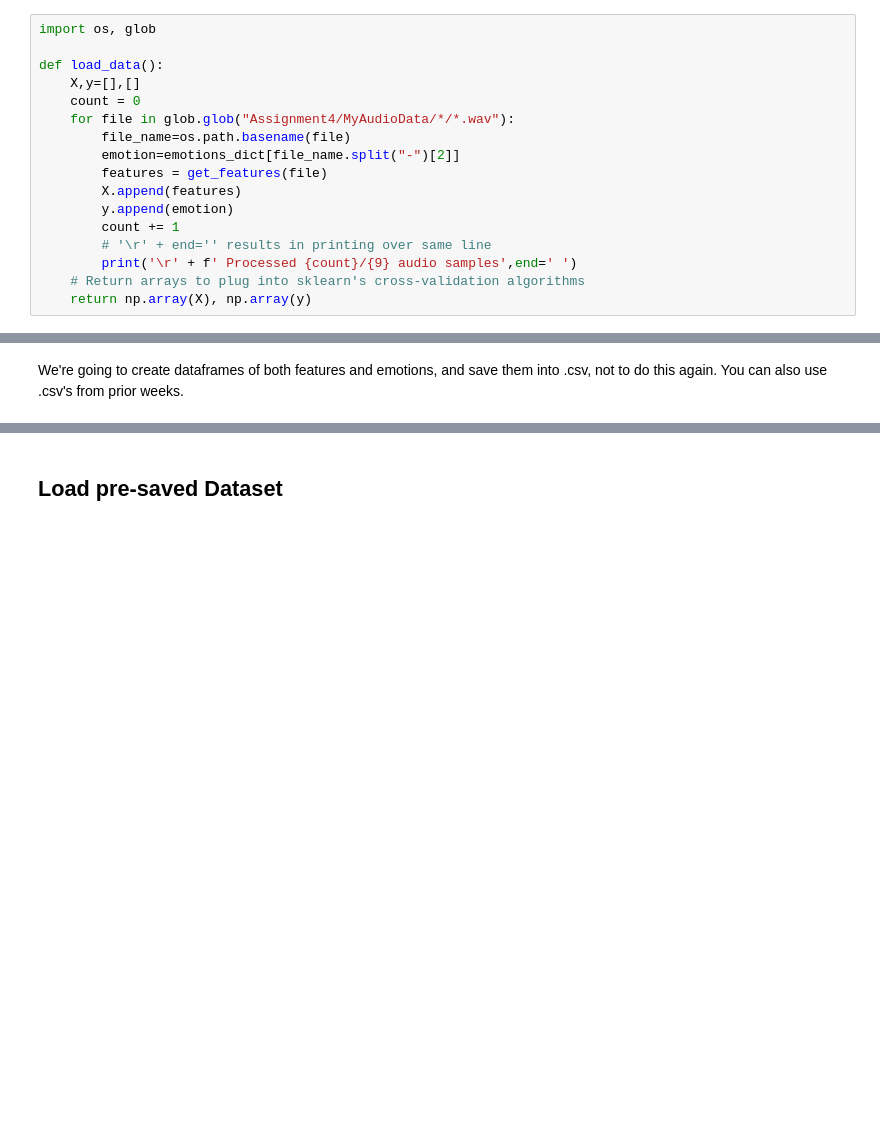
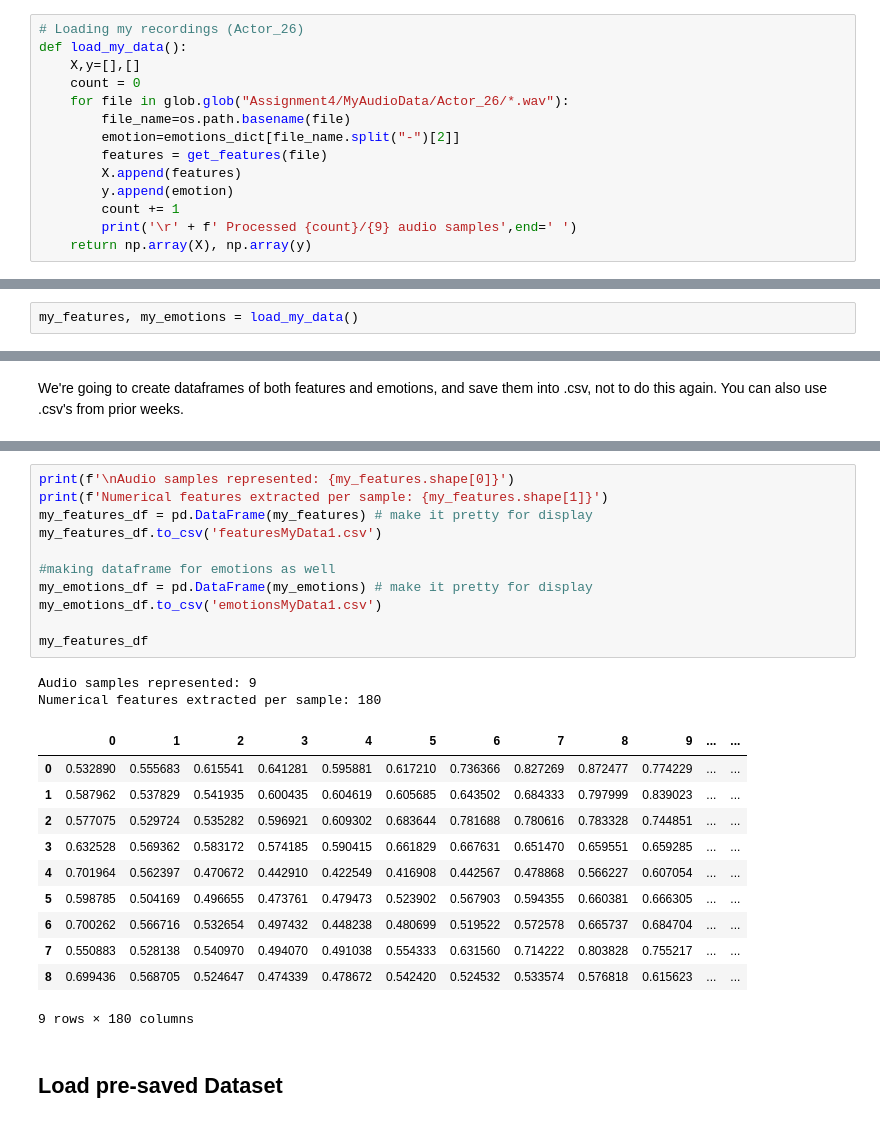
Before and after one commit to jihyebook-star/Week4-NeuralNetworks, a Jupyter notebook: Week4__Neural_Networks.ipynb, the cells around one changed output, grey strips where cells are left out. Cells and saved outputs as stored; diff of their text form; blank space fills up the shorter version.

```diff
--- a/Week4__Neural_Networks.ipynb
+++ b/Week4__Neural_Networks.ipynb
@@ -175,19 +175,16 @@ Finally, let's load our entire dataset and compute the features of each audio fi
 # %%
-import os, glob
-
-def load_data():
+# Loading my recordings (Actor_26)
+def load_my_data():
     X,y=[],[]
     count = 0
-    for file in glob.glob("Assignment4/MyAudioData/*/*.wav"):
+    for file in glob.glob("Assignment4/MyAudioData/Actor_26/*.wav"):
         file_name=os.path.basename(file)
         emotion=emotions_dict[file_name.split("-")[2]]
         features = get_features(file)
         X.append(features)
         y.append(emotion)
         count += 1
-        # '\r' + end='' results in printing over same line
         print('\r' + f' Processed {count}/{9} audio samples',end=' ')
-    # Return arrays to plug into sklearn's cross-validation algorithms
     return np.array(X), np.array(y)
 # %% [markdown]
 Compute the feature matrix and read the emotion labels for the entire dataset.
@@ -198,0 +196,2 @@ features, emotions = load_data()
+# %%
+my_features, my_emotions = load_my_data()
@@ -212,4 +213,29 @@ Audio samples represented: 9
 Numerical features extracted per sample: 180
+# %%
+print(f'\nAudio samples represented: {my_features.shape[0]}')
+print(f'Numerical features extracted per sample: {my_features.shape[1]}')
+my_features_df = pd.DataFrame(my_features) # make it pretty for display
+my_features_df.to_csv('featuresMyData1.csv')
+
+#making dataframe for emotions as well
+my_emotions_df = pd.DataFrame(my_emotions) # make it pretty for display
+my_emotions_df.to_csv('emotionsMyData1.csv')
+
+my_features_df
+# %% [output]
+Audio samples represented: 9
+Numerical features extracted per sample: 180
+|  | 0 | 1 | 2 | 3 | 4 | 5 | 6 | 7 | 8 | 9 | ... | ... |
+| 0 | 0.532890 | 0.555683 | 0.615541 | 0.641281 | 0.595881 | 0.617210 | 0.736366 | 0.827269 | 0.872477 | 0.774229 | ... | ... |
+| 1 | 0.587962 | 0.537829 | 0.541935 | 0.600435 | 0.604619 | 0.605685 | 0.643502 | 0.684333 | 0.797999 | 0.839023 | ... | ... |
+| 2 | 0.577075 | 0.529724 | 0.535282 | 0.596921 | 0.609302 | 0.683644 | 0.781688 | 0.780616 | 0.783328 | 0.744851 | ... | ... |
+| 3 | 0.632528 | 0.569362 | 0.583172 | 0.574185 | 0.590415 | 0.661829 | 0.667631 | 0.651470 | 0.659551 | 0.659285 | ... | ... |
+| 4 | 0.701964 | 0.562397 | 0.470672 | 0.442910 | 0.422549 | 0.416908 | 0.442567 | 0.478868 | 0.566227 | 0.607054 | ... | ... |
+| 5 | 0.598785 | 0.504169 | 0.496655 | 0.473761 | 0.479473 | 0.523902 | 0.567903 | 0.594355 | 0.660381 | 0.666305 | ... | ... |
+| 6 | 0.700262 | 0.566716 | 0.532654 | 0.497432 | 0.448238 | 0.480699 | 0.519522 | 0.572578 | 0.665737 | 0.684704 | ... | ... |
+| 7 | 0.550883 | 0.528138 | 0.540970 | 0.494070 | 0.491038 | 0.554333 | 0.631560 | 0.714222 | 0.803828 | 0.755217 | ... | ... |
+| 8 | 0.699436 | 0.568705 | 0.524647 | 0.474339 | 0.478672 | 0.542420 | 0.524532 | 0.533574 | 0.576818 | 0.615623 | ... | ... |
+9 rows × 180 columns
 # %% [markdown]
 ## Load pre-saved Dataset
 # %% [markdown]
```
Also changed, not shown: parts of 11 cells of this notebook.
